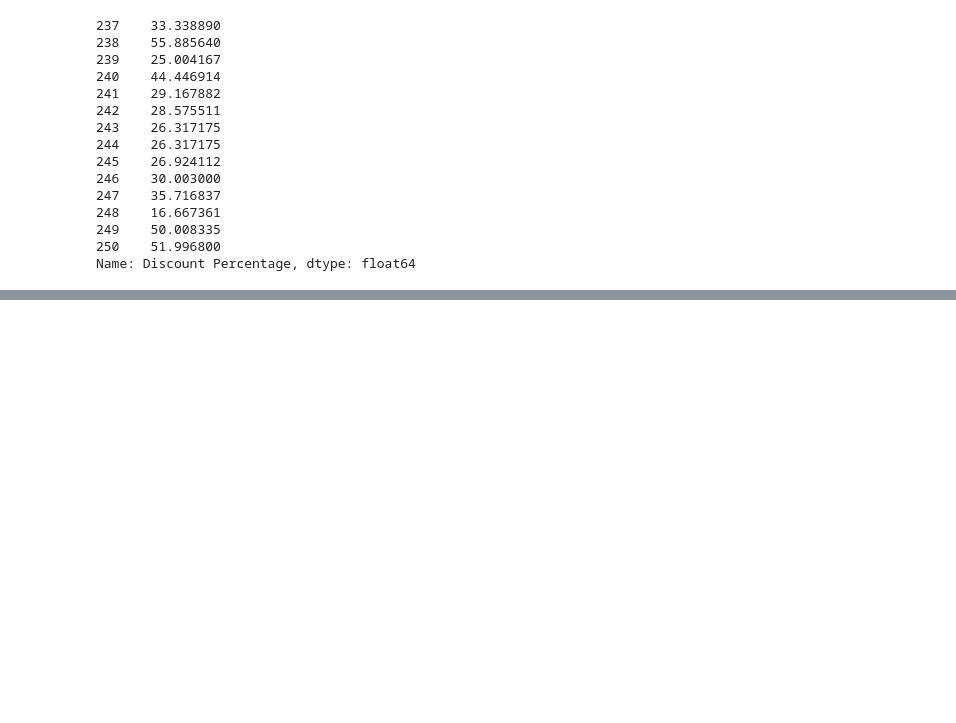
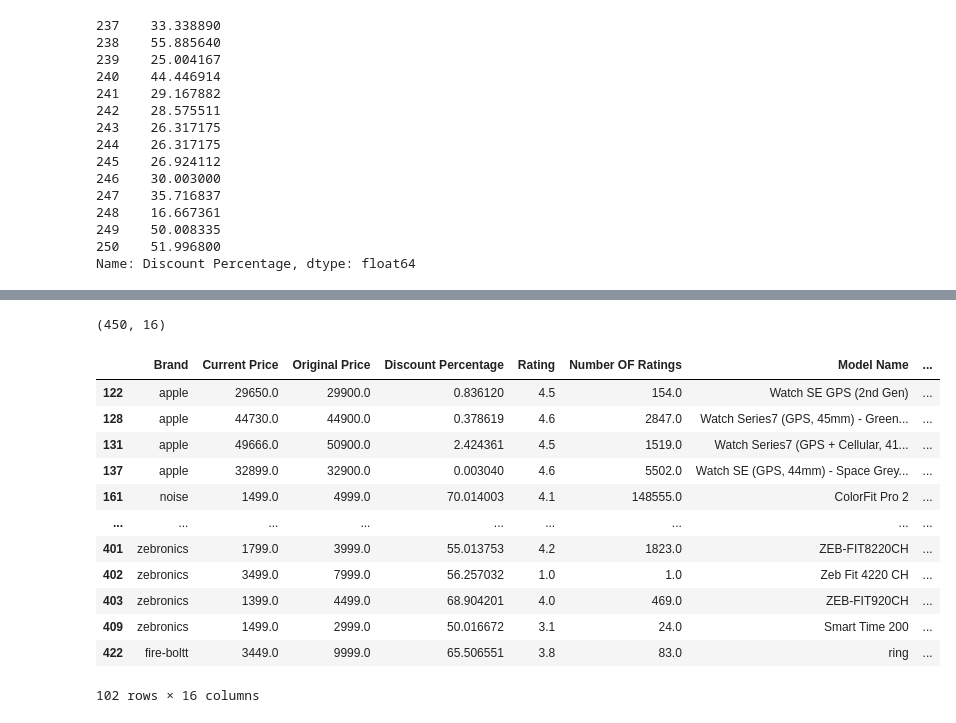
Before and after one commit to utkarsshhh/Ecommerce-website, a Jupyter notebook: Untitled.ipynb, the cells around one changed output, grey strips where cells are left out. Drawn from its saved outputs; the diff is of its cells as text; code cells hidden in the pictures; blank space fills up the shorter version.

```diff
--- a/Untitled.ipynb
+++ b/Untitled.ipynb
@@ -419,0 +454,22 @@ data_5[['Brand','Discount Percentage']]
+# %%
+data_5.shape
+# %% [output]
+(450, 16)
+# %%
+data_5.dropna(axis=0,inplace = True)
+# %%
+data_5
+# %% [output]
+|  | Brand | Current Price | Original Price | Discount Percentage | Rating | Number OF Ratings | Model Name | ... |
+| 122 | apple | 29650.0 | 29900.0 | 0.836120 | 4.5 | 154.0 | Watch SE GPS (2nd Gen) | ... |
+| 128 | apple | 44730.0 | 44900.0 | 0.378619 | 4.6 | 2847.0 | Watch Series7 (GPS, 45mm) - Green... | ... |
+| 131 | apple | 49666.0 | 50900.0 | 2.424361 | 4.5 | 1519.0 | Watch Series7 (GPS + Cellular, 41... | ... |
+| 137 | apple | 32899.0 | 32900.0 | 0.003040 | 4.6 | 5502.0 | Watch SE (GPS, 44mm) - Space Grey... | ... |
+| 161 | noise | 1499.0 | 4999.0 | 70.014003 | 4.1 | 148555.0 | ColorFit Pro 2 | ... |
+| ... | ... | ... | ... | ... | ... | ... | ... | ... |
+| 401 | zebronics | 1799.0 | 3999.0 | 55.013753 | 4.2 | 1823.0 | ZEB-FIT8220CH | ... |
+| 402 | zebronics | 3499.0 | 7999.0 | 56.257032 | 1.0 | 1.0 | Zeb Fit 4220 CH | ... |
+| 403 | zebronics | 1399.0 | 4499.0 | 68.904201 | 4.0 | 469.0 | ZEB-FIT920CH | ... |
+| 409 | zebronics | 1499.0 | 2999.0 | 50.016672 | 3.1 | 24.0 | Smart Time 200 | ... |
+| 422 | fire-boltt | 3449.0 | 9999.0 | 65.506551 | 3.8 | 83.0 | ring | ... |
+102 rows × 16 columns
```
Also changed, not shown: parts of 20 cells of this notebook, 8 other files.
